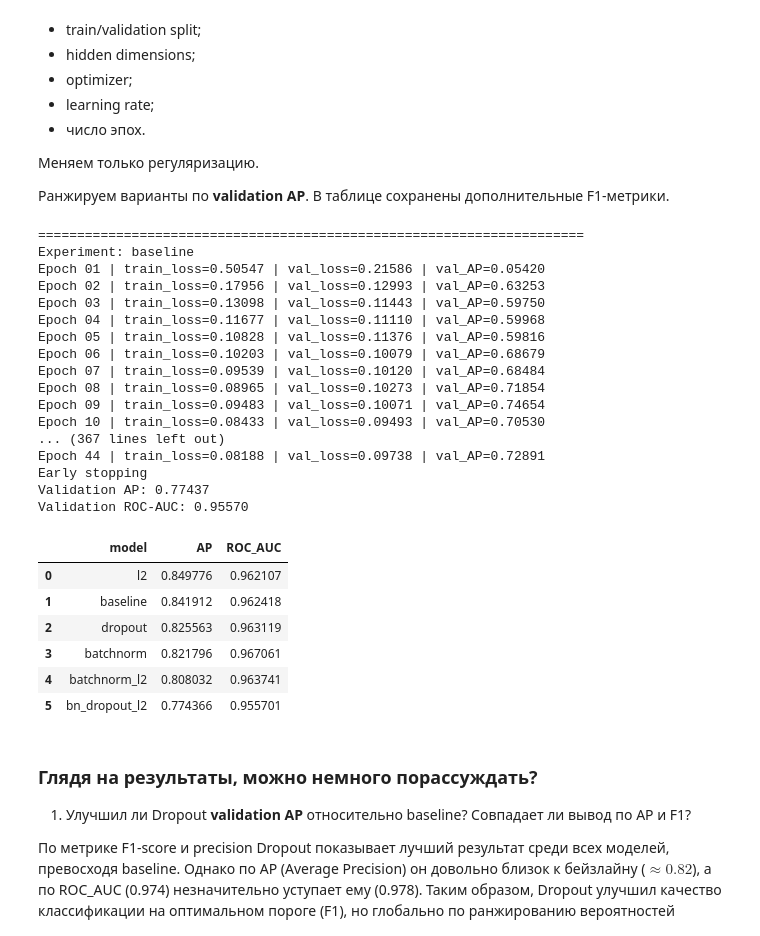
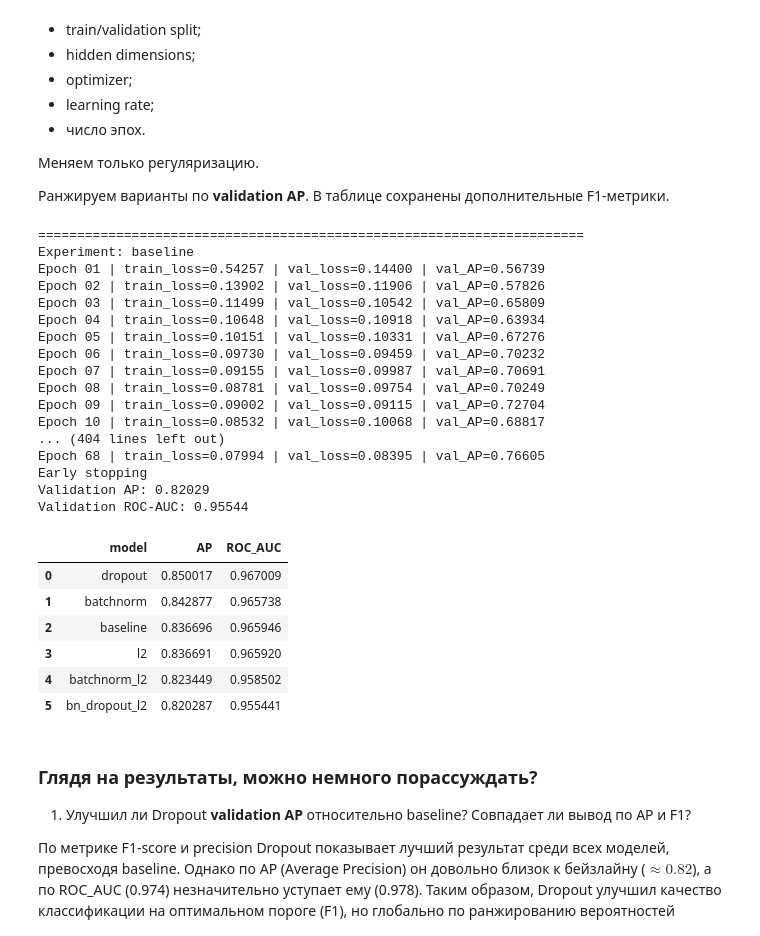
Before and after one commit to NoReasToSurr/DL-hw, a Jupyter notebook: mlp_credit_card_fraud_tutorial (~63 score).ipynb, the cells around one changed output. Cells and saved outputs as stored; diff of their text form; code cells hidden in the pictures.

```diff
--- a/mlp_credit_card_fraud_tutorial (~63 score).ipynb
+++ b/mlp_credit_card_fraud_tutorial (~63 score).ipynb
@@ -437,7 +437,8 @@ class MLP(nn.Module):
             if use_batchnorm:
                 layers.append(nn.BatchNorm1d(hidden_dim))
 
-            layers.append(nn.ReLU())
+            #layers.append(nn.ReLU())
+            layers.append(nn.GELU())
 
             if dropout > 0:
                 layers.append(nn.Dropout(dropout))
@@ -501,7 +502,9 @@ $pos\_weight = \frac{N_{negative}}{N_{positive}}$
 ### тут POS и слои
 # %%
 POS = 1.7
-DIMS = (128,128,96,64,64,32)
+
+DIMS = (128,64,32)
+
 DIMS = (128,128,64,64,32)
 # %%
 n_pos = y_train.sum()
@@ -792,7 +795,7 @@ for name, cfg in experiments.items():
         model,
         train_loader,
         val_loader,
-        epochs=80,
+        epochs=100,
         lr=1e-3,
         weight_decay=cfg["weight_decay"],
         patience=16,
@@ -810,53 +813,53 @@ for name, cfg in experiments.items():
 
     roc_auc = roc_auc_score(
         y_true_tmp,
         scores_tmp
     )
 
     classifier_results.append({
         "model": name,
         "AP": ap,
         "ROC_AUC": roc_auc,
     })
 
     trained_classifiers[name] = model
 
     print(f"Validation AP: {ap:.5f}")
     print(f"Validation ROC-AUC: {roc_auc:.5f}")
 
 
 classifier_results_df = (
     pd.DataFrame(classifier_results)
     .sort_values("AP", ascending=False)
     .reset_index(drop=True)
 )
 
 classifier_results_df
 # %% [output]
 ======================================================================
 Experiment: baseline
-Epoch 01 | train_loss=0.50547 | val_loss=0.21586 | val_AP=0.05420
-Epoch 02 | train_loss=0.17956 | val_loss=0.12993 | val_AP=0.63253
-Epoch 03 | train_loss=0.13098 | val_loss=0.11443 | val_AP=0.59750
-Epoch 04 | train_loss=0.11677 | val_loss=0.11110 | val_AP=0.59968
-Epoch 05 | train_loss=0.10828 | val_loss=0.11376 | val_AP=0.59816
-Epoch 06 | train_loss=0.10203 | val_loss=0.10079 | val_AP=0.68679
-Epoch 07 | train_loss=0.09539 | val_loss=0.10120 | val_AP=0.68484
-Epoch 08 | train_loss=0.08965 | val_loss=0.10273 | val_AP=0.71854
-Epoch 09 | train_loss=0.09483 | val_loss=0.10071 | val_AP=0.74654
-Epoch 10 | train_loss=0.08433 | val_loss=0.09493 | val_AP=0.70530
-... (367 lines left out)
-Epoch 44 | train_loss=0.08188 | val_loss=0.09738 | val_AP=0.72891
+Epoch 01 | train_loss=0.54257 | val_loss=0.14400 | val_AP=0.56739
+Epoch 02 | train_loss=0.13902 | val_loss=0.11906 | val_AP=0.57826
+Epoch 03 | train_loss=0.11499 | val_loss=0.10542 | val_AP=0.65809
+Epoch 04 | train_loss=0.10648 | val_loss=0.10918 | val_AP=0.63934
+Epoch 05 | train_loss=0.10151 | val_loss=0.10331 | val_AP=0.67276
+Epoch 06 | train_loss=0.09730 | val_loss=0.09459 | val_AP=0.70232
+Epoch 07 | train_loss=0.09155 | val_loss=0.09987 | val_AP=0.70691
+Epoch 08 | train_loss=0.08781 | val_loss=0.09754 | val_AP=0.70249
+Epoch 09 | train_loss=0.09002 | val_loss=0.09115 | val_AP=0.72704
+Epoch 10 | train_loss=0.08532 | val_loss=0.10068 | val_AP=0.68817
+... (404 lines left out)
+Epoch 68 | train_loss=0.07994 | val_loss=0.08395 | val_AP=0.76605
 Early stopping
-Validation AP: 0.77437
-Validation ROC-AUC: 0.95570
+Validation AP: 0.82029
+Validation ROC-AUC: 0.95544
 |  | model | AP | ROC_AUC |
-| 0 | l2 | 0.849776 | 0.962107 |
-| 1 | baseline | 0.841912 | 0.962418 |
-| 2 | dropout | 0.825563 | 0.963119 |
-| 3 | batchnorm | 0.821796 | 0.967061 |
-| 4 | batchnorm_l2 | 0.808032 | 0.963741 |
-| 5 | bn_dropout_l2 | 0.774366 | 0.955701 |
+| 0 | dropout | 0.850017 | 0.967009 |
+| 1 | batchnorm | 0.842877 | 0.965738 |
+| 2 | baseline | 0.836696 | 0.965946 |
+| 3 | l2 | 0.836691 | 0.965920 |
+| 4 | batchnorm_l2 | 0.823449 | 0.958502 |
+| 5 | bn_dropout_l2 | 0.820287 | 0.955441 |
 # %% [markdown]
 ### Глядя на результаты, можно немного порассуждать?
 
```
Also changed, not shown: parts of 8 cells of this notebook.
